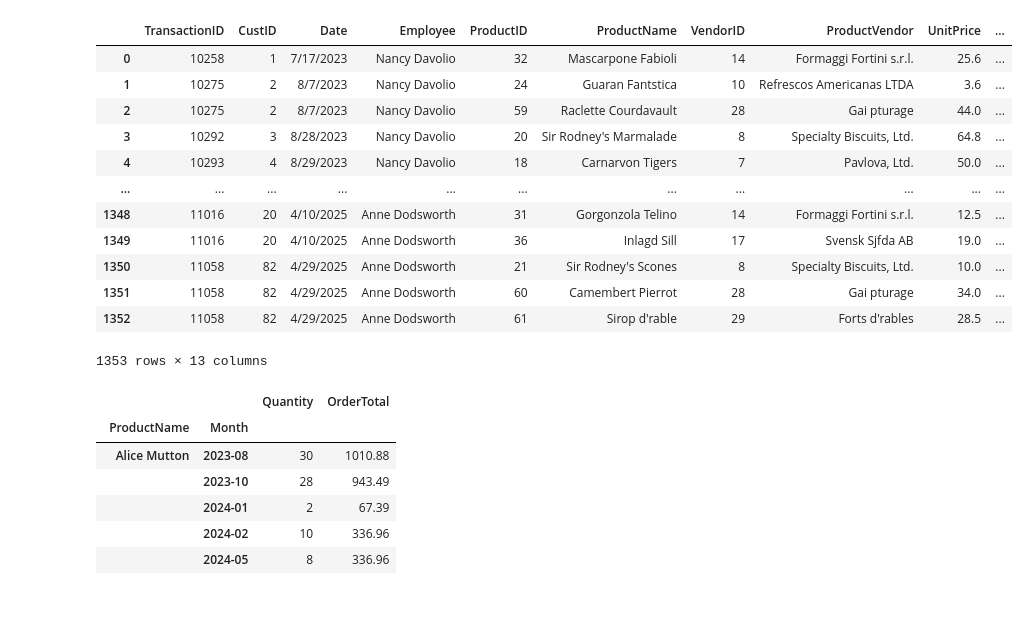
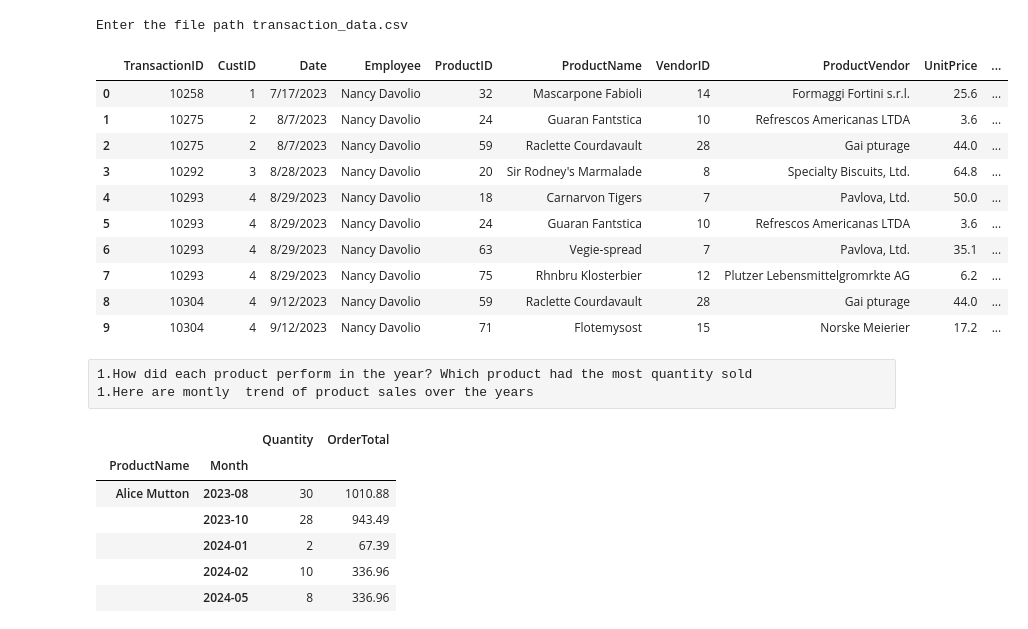
Before and after one commit to Fashiru/Capstone_2-repository, a Jupyter notebook: Capstone2(Transaction_data).ipynb, the cells around one changed output. Saved outputs shown, nothing was run; the diff lists cells and outputs as text; code cells hidden in the pictures; blank space fills up the shorter version.

Commit message:
cust_trans_data

```diff
--- a/Capstone2(Transaction_data).ipynb
+++ b/Capstone2(Transaction_data).ipynb
@@ -5,18 +6,21 @@ import matplotlib.pyplot as plt
+# %%
+#input file path to be processed
+file_path = input('Enter the file path')
+# %% [output]
+Enter the file path transaction_data.csv
 # %%
 df = pd.read_csv("transaction_data.csv")
 # %%
-df
+df.head(10)
 # %% [output]
 |  | TransactionID | CustID | Date | Employee | ProductID | ProductName | VendorID | ProductVendor | UnitPrice | ... |
 | 0 | 10258 | 1 | 7/17/2023 | Nancy Davolio | 32 | Mascarpone Fabioli | 14 | Formaggi Fortini s.r.l. | 25.6 | ... |
 | 1 | 10275 | 2 | 8/7/2023 | Nancy Davolio | 24 | Guaran Fantstica | 10 | Refrescos Americanas LTDA | 3.6 | ... |
 | 2 | 10275 | 2 | 8/7/2023 | Nancy Davolio | 59 | Raclette Courdavault | 28 | Gai pturage | 44.0 | ... |
 | 3 | 10292 | 3 | 8/28/2023 | Nancy Davolio | 20 | Sir Rodney's Marmalade | 8 | Specialty Biscuits, Ltd. | 64.8 | ... |
 | 4 | 10293 | 4 | 8/29/2023 | Nancy Davolio | 18 | Carnarvon Tigers | 7 | Pavlova, Ltd. | 50.0 | ... |
-| ... | ... | ... | ... | ... | ... | ... | ... | ... | ... | ... |
-| 1348 | 11016 | 20 | 4/10/2025 | Anne Dodsworth | 31 | Gorgonzola Telino | 14 | Formaggi Fortini s.r.l. | 12.5 | ... |
-| 1349 | 11016 | 20 | 4/10/2025 | Anne Dodsworth | 36 | Inlagd Sill | 17 | Svensk Sjfda AB | 19.0 | ... |
-| 1350 | 11058 | 82 | 4/29/2025 | Anne Dodsworth | 21 | Sir Rodney's Scones | 8 | Specialty Biscuits, Ltd. | 10.0 | ... |
-| 1351 | 11058 | 82 | 4/29/2025 | Anne Dodsworth | 60 | Camembert Pierrot | 28 | Gai pturage | 34.0 | ... |
-| 1352 | 11058 | 82 | 4/29/2025 | Anne Dodsworth | 61 | Sirop d'rable | 29 | Forts d'rables | 28.5 | ... |
+| 5 | 10293 | 4 | 8/29/2023 | Nancy Davolio | 24 | Guaran Fantstica | 10 | Refrescos Americanas LTDA | 3.6 | ... |
+| 6 | 10293 | 4 | 8/29/2023 | Nancy Davolio | 63 | Vegie-spread | 7 | Pavlova, Ltd. | 35.1 | ... |
+| 7 | 10293 | 4 | 8/29/2023 | Nancy Davolio | 75 | Rhnbru Klosterbier | 12 | Plutzer Lebensmittelgromrkte AG | 6.2 | ... |
+| 8 | 10304 | 4 | 9/12/2023 | Nancy Davolio | 59 | Raclette Courdavault | 28 | Gai pturage | 44.0 | ... |
+| 9 | 10304 | 4 | 9/12/2023 | Nancy Davolio | 71 | Flotemysost | 15 | Norske Meierier | 17.2 | ... |
-1353 rows × 13 columns
@@ -30,0 +27,3 @@ df
+# %% [raw]
+1.How did each product perform in the year? Which product had the most quantity sold
+1.Here are montly  trend of product sales over the years
```
Also changed, not shown: parts of 24 cells of this notebook, 2 other files.
